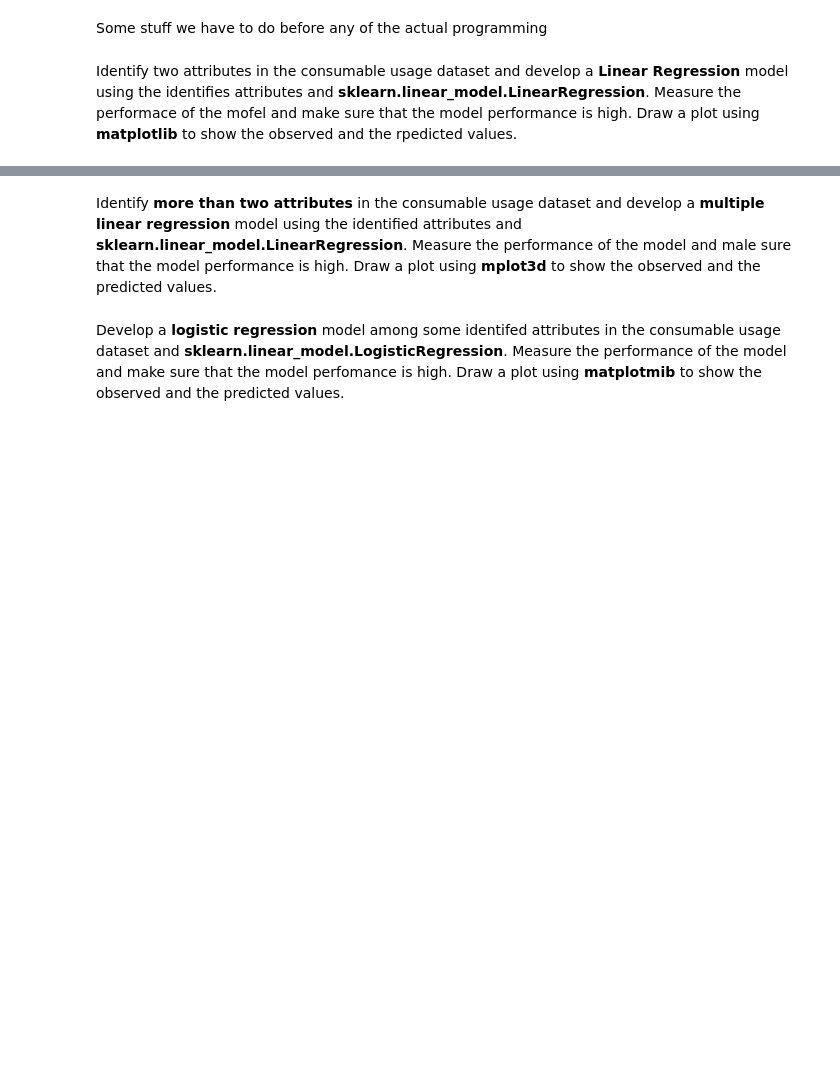
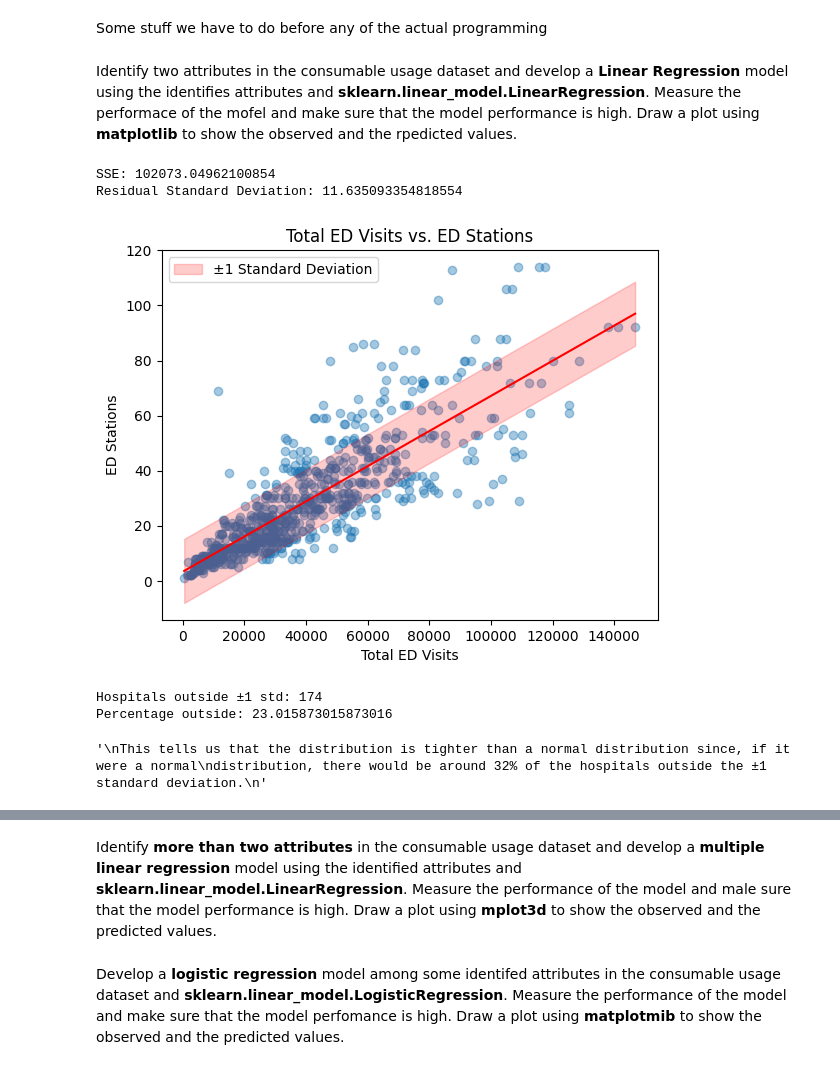
Before and after one commit to tovarrog24/Emergency-Department-Volume-and-Capacity, a Jupyter notebook: regression.ipynb, the cells around one changed output, grey strips where cells are left out. Saved outputs shown, nothing was run; the diff lists cells and outputs as text; code cells hidden in the pictures; blank space fills up the shorter version.

```diff
--- a/regression.ipynb
+++ b/regression.ipynb
@@ -2,5 +2,79 @@
 <a href="https://colab.research.google.com/github/tovarrog24/Emergency-Department-Volume-and-Capacity/blob/main/regression.ipynb" target="_parent"><img src="https://colab.research.google.com/assets/colab-badge.svg" alt="Open In Colab"/></a>
 # %% [markdown]
 Some stuff we have to do before any of the actual programming
+# %%
+# Import packages
+import matplotlib.pyplot as plt
+import pandas as pd
+import numpy as np
+from sklearn.linear_model import LinearRegression
+from sklearn.feature_selection import r_regression
+from sklearn.linear_model import LogisticRegression
+
+data = pd.read_csv("ED_Cleaned.csv")
 # %% [markdown]
 Identify two attributes in the consumable usage dataset and develop a **Linear Regression** model using the identifies attributes and **sklearn.linear_model.LinearRegression**. Measure the performace of the mofel and make sure that the model performance is high. Draw a plot using **matplotlib** to show the observed and the rpedicted values.
+# %%
+
+# From Project Proposal, we will be Predicting ED Stations from Total ED Visits
+
+X = data[["Tot_ED_NmbVsts"]].values.reshape(-1, 1)
+y = data[["EDStations"]].values.reshape(-1, 1)
+
+model = LinearRegression()
+model.fit(X, y)
+
+y_pred = model.predict(X)
+
+# Compute the sum of squared errors
+SSEreg = np.sum((y - y_pred) ** 2)
+print("SSE:", SSEreg)
+
+# Calculate residual standard deviation
+n = len(y)
+std_error = np.sqrt(SSEreg / (n - 2))
+print("Residual Standard Deviation:", std_error)
+
+# Sort X values so the regression line plots correctly
+order = np.argsort(X.flatten())
+X_sorted = X.flatten()[order]
+y_pred_sorted = y_pred.flatten()[order]
+
+# Plot the data and regression line
+plt.scatter(X, y, alpha=0.4)
+plt.plot(X_sorted, y_pred_sorted, color='red')
+
+# Add ±1 standard deviation band
+plt.fill_between(
+    X_sorted,
+    y_pred_sorted - std_error,
+    y_pred_sorted + std_error,
+    color='red',
+    alpha=0.2,
+    label='±1 Standard Deviation'
+)
+
+plt.xlabel("Total ED Visits")
+plt.ylabel("ED Stations")
+plt.title("Total ED Visits vs. ED Stations")
+plt.legend()
+plt.show()
+
+residuals = (y - y_pred).flatten()
+
+outside = np.sum(np.abs(residuals) > std_error)
+
+print("Hospitals outside ±1 std:", outside)
+print("Percentage outside:", 100 * outside / len(y))
+
+"""
+This tells us that the distribution is tighter than a normal distribution since, if it were a normal
+distribution, there would be around 32% of the hospitals outside the ±1 standard deviation.
+"""
+# %% [output]
+SSE: 102073.04962100854
+Residual Standard Deviation: 11.635093354818554
+[figure, added]
+Hospitals outside ±1 std: 174
+Percentage outside: 23.015873015873016
+'\nThis tells us that the distribution is tighter than a normal distribution since, if it were a normal\ndistribution, there would be around 32% of the hospitals outside the ±1 standard deviation.\n'
```
Also changed, not shown: parts of 8 cells of this notebook.
